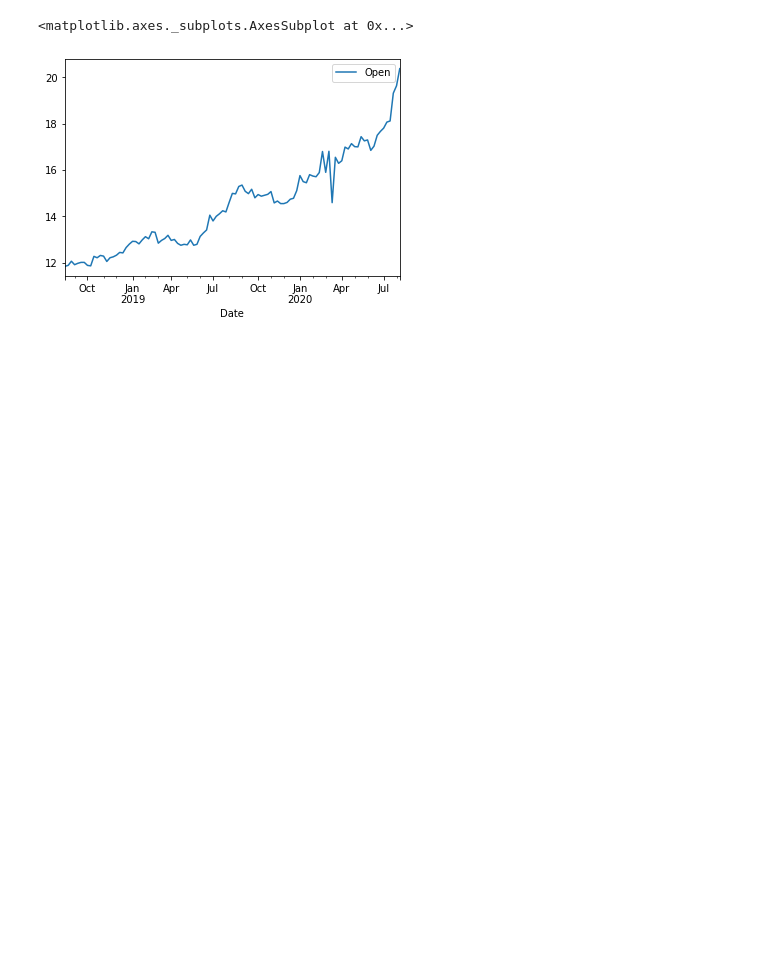
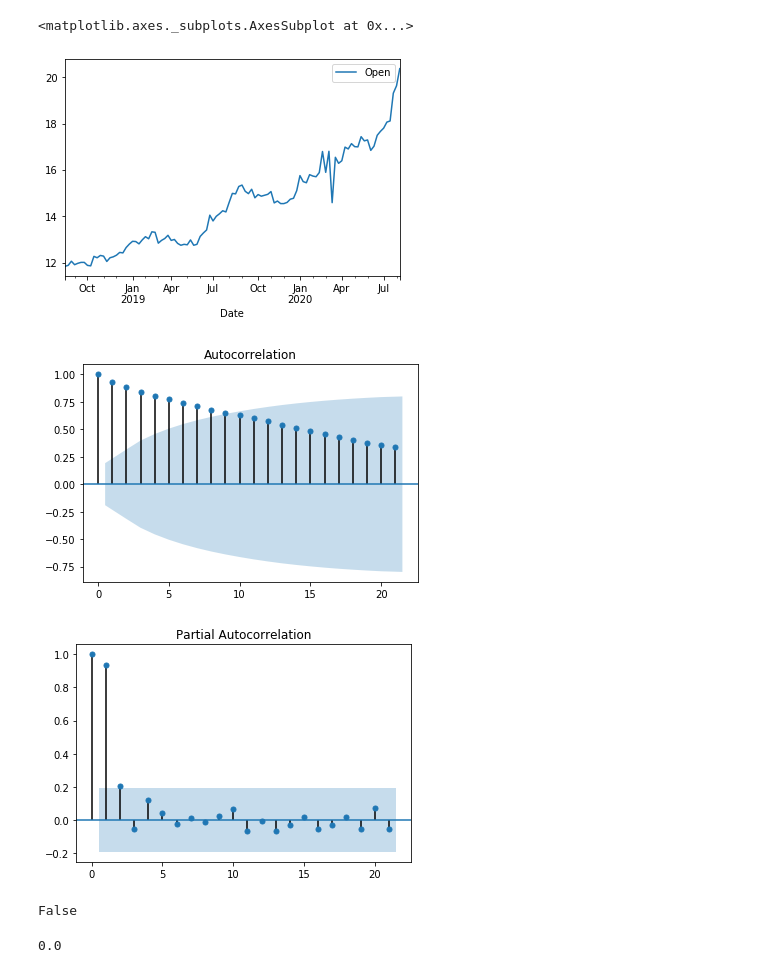
Before and after one commit to rmei97/ETF_scraper, a Jupyter notebook: modeling.ipynb, the cells around one changed output. Drawn from its saved outputs; the diff is of its cells as text; code cells hidden in the pictures; blank space fills up the shorter version.

Commit message:
up to comparing np floats

```diff
--- a/modeling.ipynb
+++ b/modeling.ipynb
@@ -68,3 +68,10 @@ data.plot('Date','Open',kind = 'line')
 # %% [output]
 <matplotlib.axes._subplots.AxesSubplot at 0x...>
 [figure]
+# %%
+plot_acf(data['Open'])
+plot_pacf(data['Open'])
+print()
+# %% [output]
+[figure, added]
+[figure, added]
@@ -71,2 +95,11 @@ data.plot('Date','Open',kind = 'line')
+# %%
+diff = data['Open'].diff(periods = 1)[1:]
+
+adfuller(diff)[1] < 0 #not properly comparing numpy float to be less than 0 for some reason. this is needed for
+#finding significant results
+# %% [output]
+False
 # %%
-adfuller()
+adfuller(diff)[1]
+# %% [output]
+0.0
```
Also changed, not shown: parts of 1 cell of this notebook.
